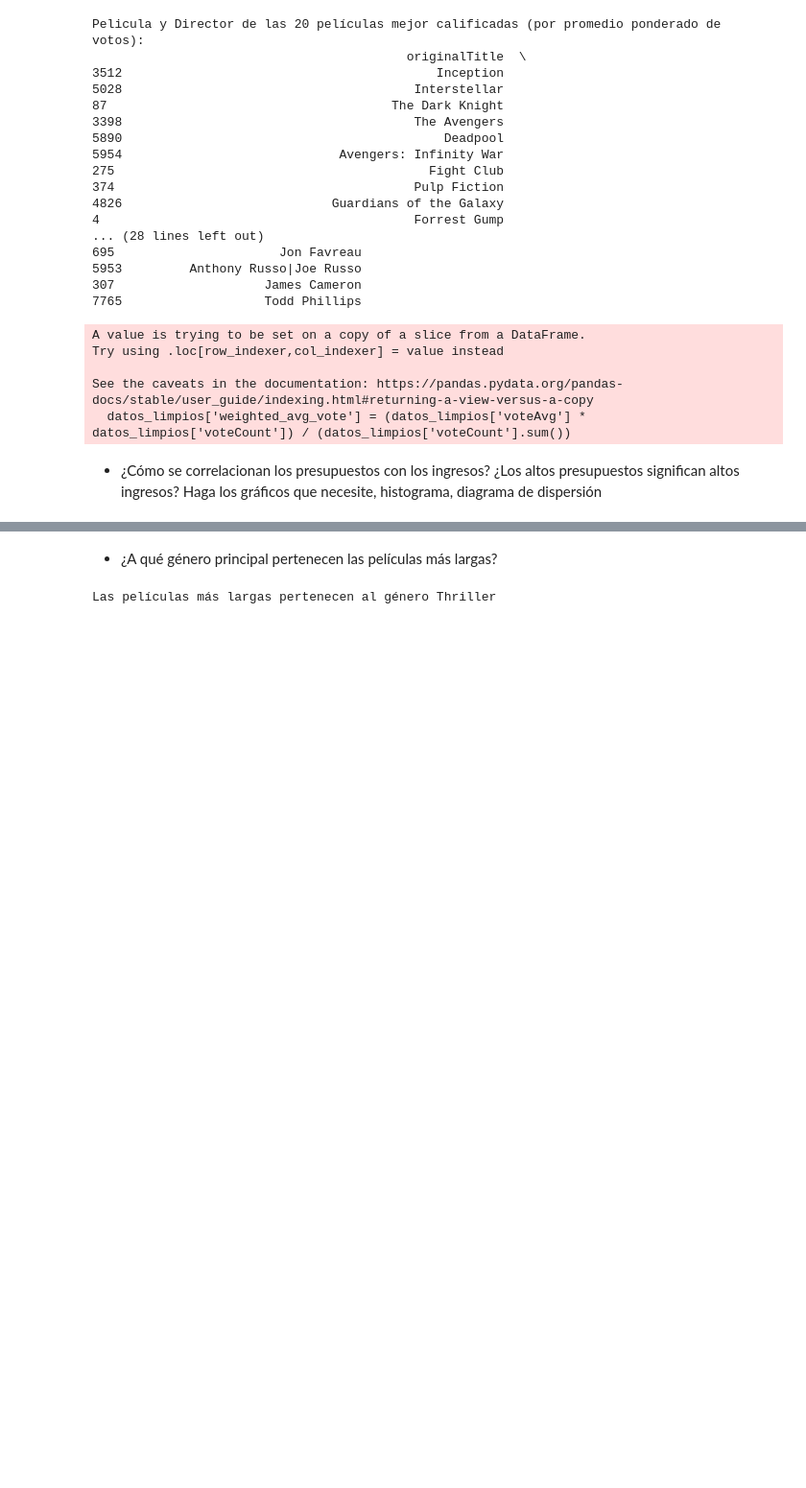
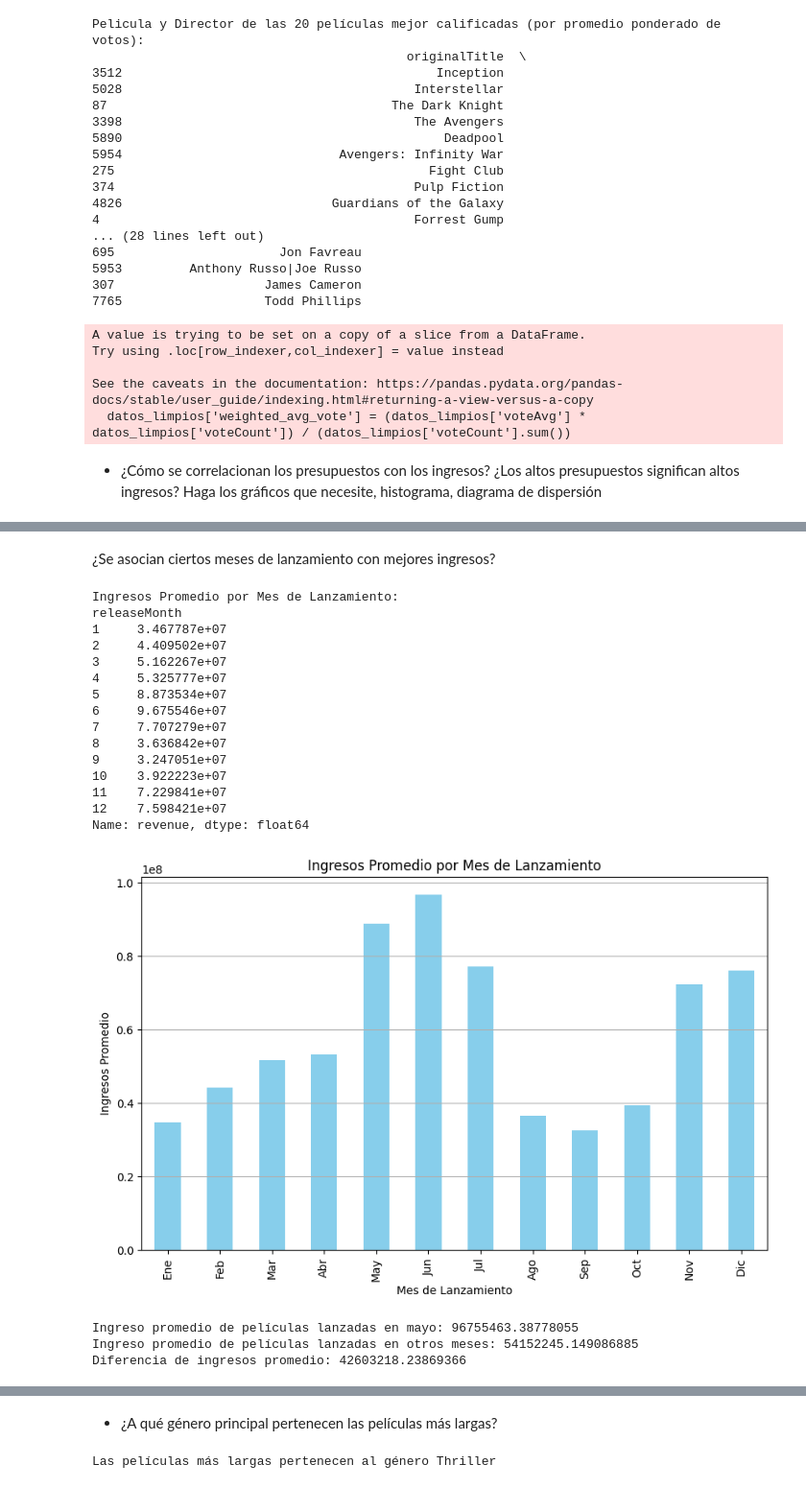
Before and after one commit to ManuelR11/Hoja_1_Mineria_Datos, a Jupyter notebook: Hoja_1.ipynb, the cells around one changed output, grey strips where cells are left out. Shown at 96% size. Drawn from its saved outputs; the diff is of its cells as text; code cells hidden in the pictures; blank space fills up the shorter version.

```diff
--- a/Hoja_1.ipynb
+++ b/Hoja_1.ipynb
@@ -444,0 +472,59 @@ print(top_20_presupuesto)
+# %% [markdown]
+¿Se asocian ciertos meses de lanzamiento con mejores ingresos?
+# %%
+datos['releaseDate'] = pd.to_datetime(datos['releaseDate'])
+
+datos['releaseMonth'] = datos['releaseDate'].dt.month
+
+ingresos_promedio_por_mes = datos.groupby('releaseMonth')['revenue'].mean()
+
+print("Ingresos Promedio por Mes de Lanzamiento:")
+print(ingresos_promedio_por_mes)
+
+plt.figure(figsize=(10, 6))
+ingresos_promedio_por_mes.plot(kind='bar', color='skyblue')
+plt.title('Ingresos Promedio por Mes de Lanzamiento')
+plt.xlabel('Mes de Lanzamiento')
+plt.ylabel('Ingresos Promedio')
+plt.xticks(range(0, 12), ['Ene', 'Feb', 'Mar', 'Abr', 'May', 'Jun', 'Jul', 'Ago', 'Sep', 'Oct', 'Nov', 'Dic'])
+plt.grid(axis='y')
+plt.show()
+# %% [output]
+Ingresos Promedio por Mes de Lanzamiento:
+releaseMonth
+1     3.467787e+07
+2     4.409502e+07
+3     5.162267e+07
+4     5.325777e+07
+5     8.873534e+07
+6     9.675546e+07
+7     7.707279e+07
+8     3.636842e+07
+9     3.247051e+07
+10    3.922223e+07
+11    7.229841e+07
+12    7.598421e+07
+Name: revenue, dtype: float64
+[figure, added]
+# %%
+datos['releaseDate'] = pd.to_datetime(datos['releaseDate'])
+
+datos['releaseMonth'] = datos['releaseDate'].dt.month
+
+peliculas_mayo = datos[datos['releaseMonth'] == 6]
+
+ingresos_promedio_mayo = peliculas_mayo['revenue'].mean()
+
+peliculas_otros_meses = datos[datos['releaseMonth'] != 6]
+
+ingresos_promedio_otros_meses = peliculas_otros_meses['revenue'].mean()
+
+diferencia_ingresos = ingresos_promedio_mayo - ingresos_promedio_otros_meses
+
+print("Ingreso promedio de películas lanzadas en junio:", ingresos_promedio_mayo)
+print("Ingreso promedio de películas lanzadas en otros meses:", ingresos_promedio_otros_meses)
+print("Diferencia de ingresos promedio:", diferencia_ingresos)
+# %% [output]
+Ingreso promedio de películas lanzadas en mayo: 96755463.38778055
+Ingreso promedio de películas lanzadas en otros meses: 54152245.149086885
+Diferencia de ingresos promedio: 42603218.23869366
```
Also changed, not shown: parts of 15 cells of this notebook.
